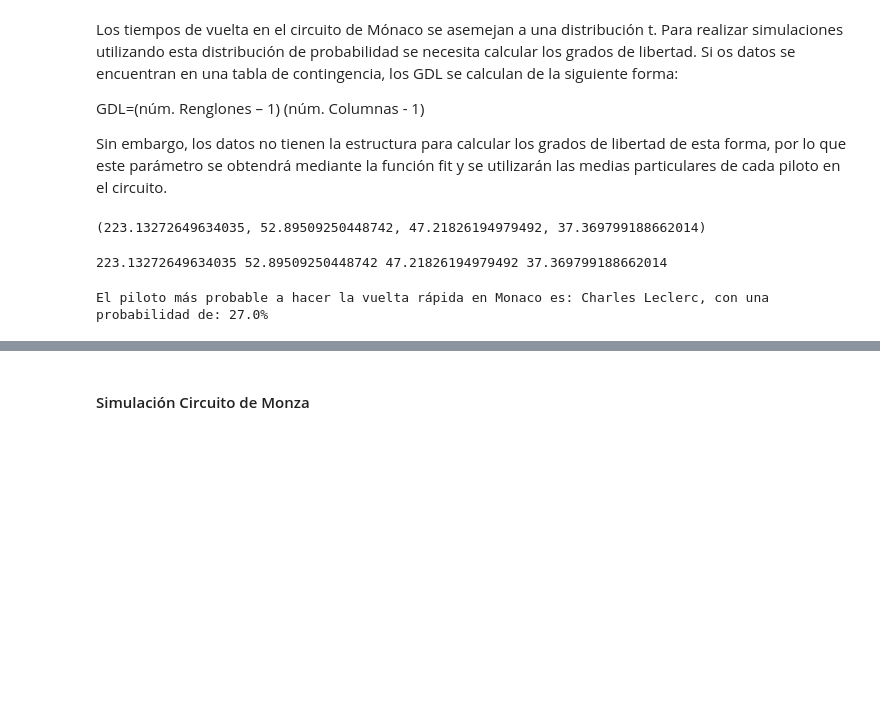
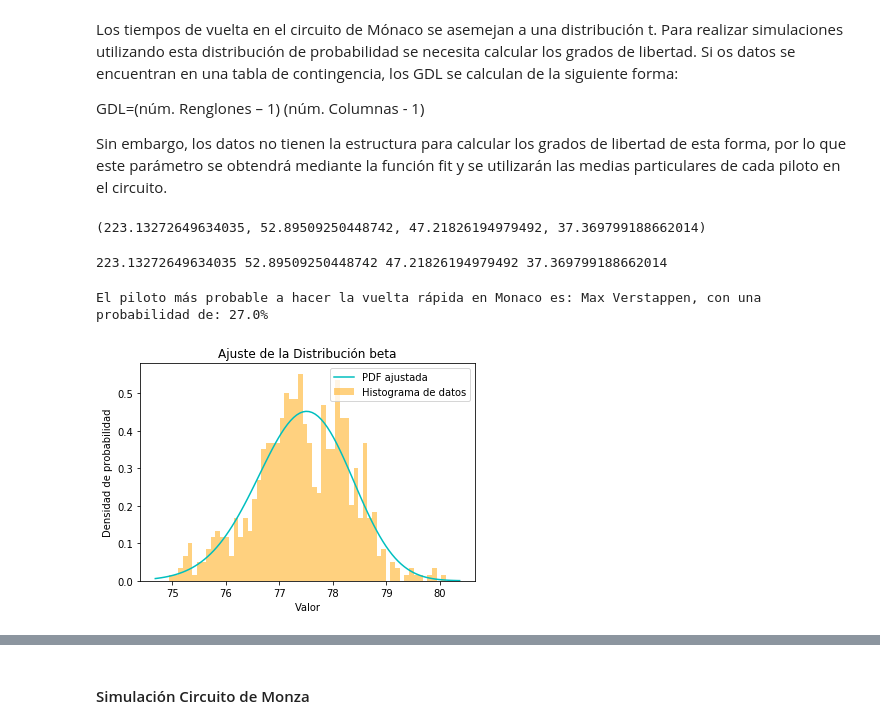
Before and after one commit to carolanb/Proyecto_modulo1, a Jupyter notebook: ProyectoModulo1_LopezA_NavarroC.ipynb, the cells around one changed output, grey strips where cells are left out. Cells and saved outputs as stored; diff of their text form; code cells hidden in the pictures; blank space fills up the shorter version.

```diff
--- a/ProyectoModulo1_LopezA_NavarroC.ipynb
+++ b/ProyectoModulo1_LopezA_NavarroC.ipynb
@@ -663,10 +663,12 @@ Los tiempos de vuelta en el circuito de Mónaco se asemejan a una distribución
 GDL=(núm. Renglones – 1) (núm. Columnas - 1)
 
 Sin embargo, los datos no tienen la estructura para calcular los grados de libertad de esta forma, por lo que este parámetro se obtendrá mediante la función fit y se utilizarán las medias particulares de cada piloto en el circuito.
-# %%
-params_mon #obtenidos arriba
-# %% [output]
-(223.13272649634035, 52.89509250448742, 47.21826194979492, 37.369799188662014)
+# %%
+a = tiempos_mon['LapTime'].values
+params_mon = st.beta.fit(a)
+params_mon #obtenidos arriba
+# %% [output]
+(223.13272649634035, 52.89509250448742, 47.21826194979492, 37.369799188662014)
 # %%
 #Obtener parámetros para la distribución Johnson su
 #a, b, media_mon, scale_mon = st.beta.fit(a) #no se utilizará esta media
@@ -705,28 +707,29 @@ piloto= max(count, key=count.get)
 p = count[piloto]/100
 print(f'El piloto más probable a hacer la vuelta rápida en Monaco es: {piloto}, con una probabilidad de: {round(p*100,2)}%')
 # %% [output]
-El piloto más probable a hacer la vuelta rápida en Monaco es: Charles Leclerc, con una probabilidad de: 27.0%
+El piloto más probable a hacer la vuelta rápida en Monaco es: Max Verstappen, con una probabilidad de: 27.0%
 # %%
 # Ajuste de la distribución a los datos
 tiempos_monaco, ll, ul = remove_outliers2(Monaco_GP,'LapTime')
 A = tiempos_monaco['LapTime'].values
 paramsmonaco = st.beta.fit(A)
 
 # Histograma de los datos
 plt.hist(A, bins=60, density=True, alpha=0.5, color='orange', label='Histograma de datos')
 
 # Función de densidad ajustada
 xmin, xmax = plt.xlim()
 x = np.linspace(xmin, xmax, 100)
 pdf_fitted = st.beta.pdf(x, *paramsmonaco)
 plt.plot(x, pdf_fitted, 'c-', label='PDF ajustada')
 
 # Etiquetas y título
-plt.title('Ajuste de la Distribución beta)
+plt.title('Ajuste de la Distribución beta')
 plt.xlabel('Valor')
 plt.ylabel('Densidad de probabilidad')
 plt.legend()
 
 plt.show()
-print(f'params: loc:{round(paramsmonaco[1],5)}, scale:{round(paramsmonaco[2],5)}')
+print(f'params: loc:{round(paramsmonaco[2],5)}, scale:{round(paramsmonaco[3],5)}')
 # %% [output]
+[figure, added]
```
Also changed, not shown: parts of 5 cells of this notebook.
